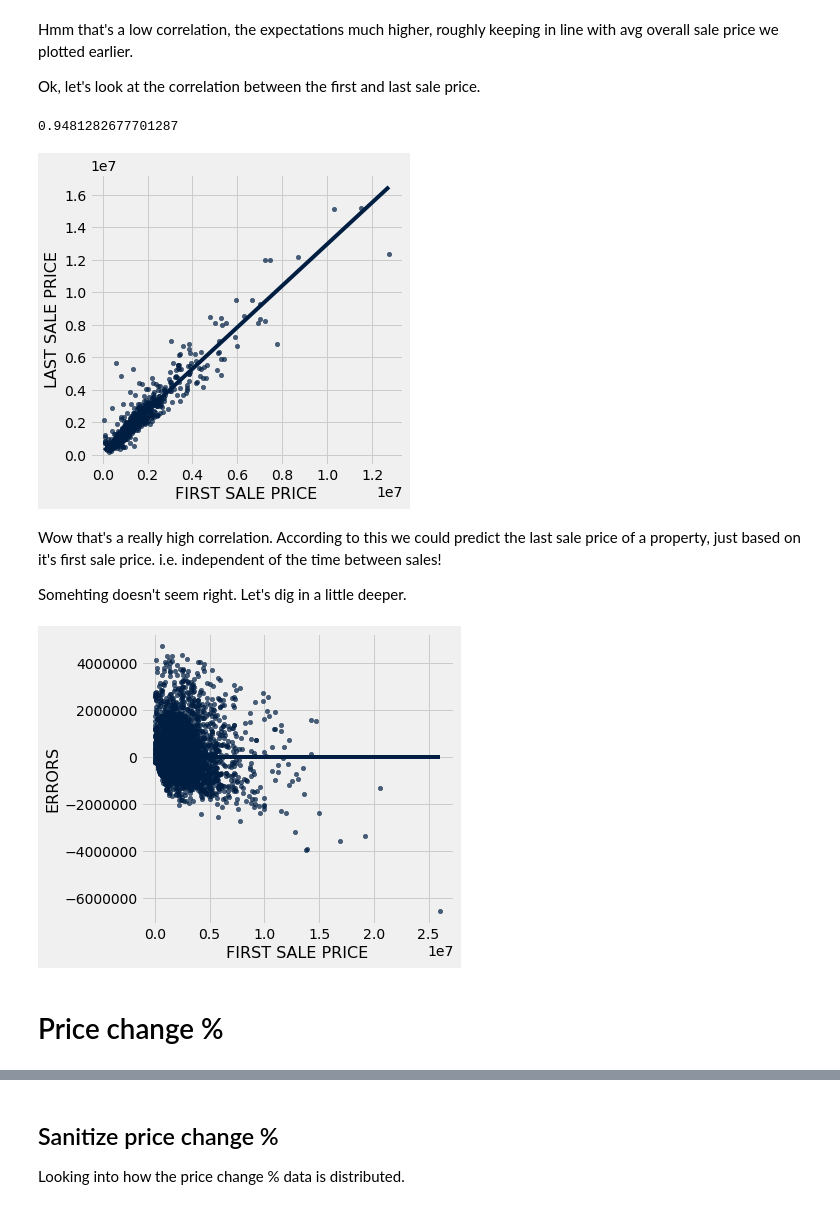
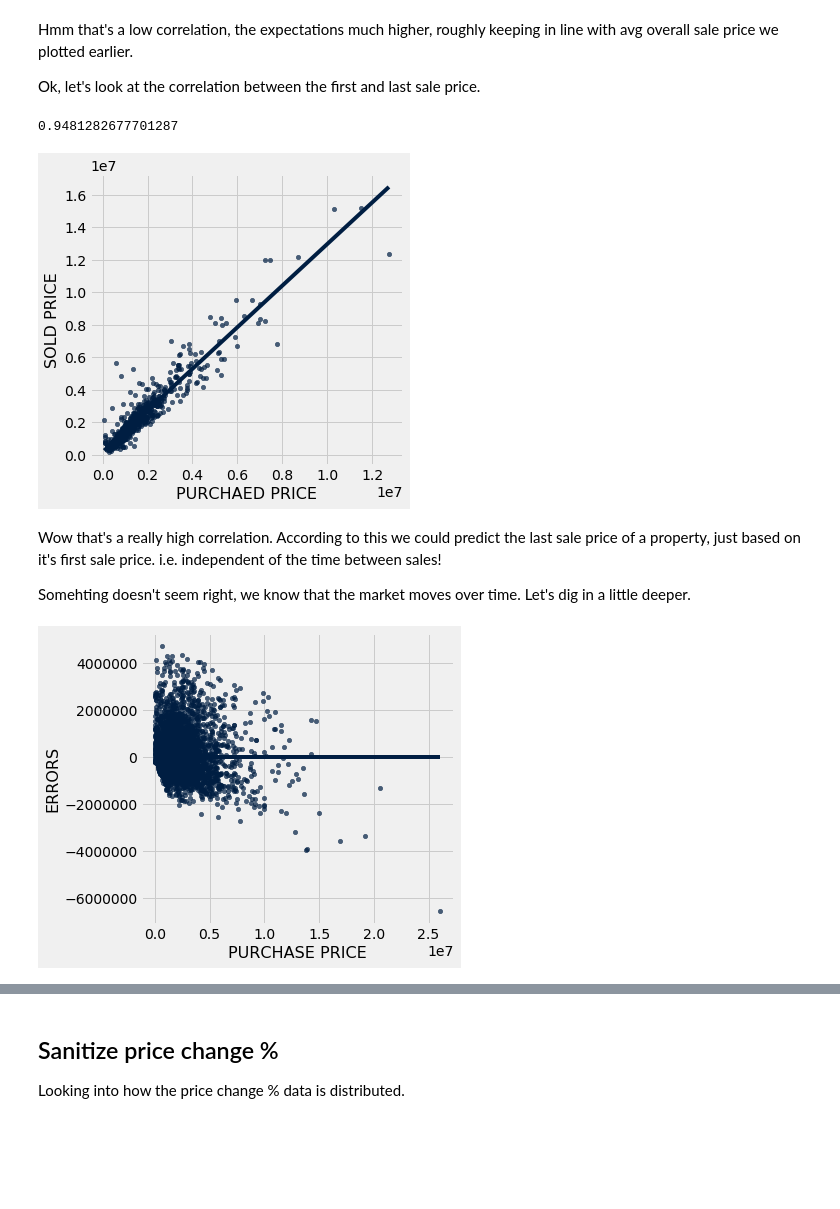
Before and after one commit to somya/nyc_apt_price_predictor, a Jupyter notebook: 03 NYC Property Sale Analysis.ipynb, the cells around one changed output, grey strips where cells are left out. Saved outputs shown, nothing was run; the diff lists cells and outputs as text; code cells hidden in the pictures; blank space fills up the shorter version.

Commit message:
Update for testing the model

```diff
--- a/03 NYC Property Sale Analysis.ipynb
+++ b/03 NYC Property Sale Analysis.ipynb
@@ -116,7 +30,4 @@ COL_SALE_PRICE = 'SALE PRICE'
 # %%
-csv_directory = "data/csv/"
-
-# Import Data
 
 # All Condos
 df = pd.read_csv(csv_directory+'condos.csv')
@@ -135,8 +46,8 @@ condos = Table.from_df(df)
 df = pd.read_csv(csv_directory+'condo_sales.csv')
 
 # DATE is object but should be datetime
-df[ COL_FIRST_SALE_DATE] = pd.to_datetime(df[COL_FIRST_SALE_DATE], errors='coerce')
-df[ COL_LAST_SALE_DATE] = pd.to_datetime(df[COL_LAST_SALE_DATE], errors='coerce')
+df[ COL_PURCHASE_DATE] = pd.to_datetime(df[COL_PURCHASE_DATE], errors='coerce')
+df[ COL_SOLD_DATE] = pd.to_datetime(df[COL_SOLD_DATE], errors='coerce')
 
 condo_sales = Table.from_df(df)
 # %% [markdown]
@@ -181,7 +92,7 @@ interactive(children=(Dropdown(description='neighborhood', options=('ALPHABET CI
 # %% [markdown]
 Let's take a deeper dive at apartment sales in 2010 as a sample. Note: we could have selected any range. This is just a random selection to reduce the noise in the data
 # %%
-sales_2010 = condo_sales.where(COL_FIRST_SALE_DATE, are.between( datetime(2010, 1, 1), datetime(2010, 12, 31)))
+sales_2010 = condo_sales.where(COL_PURCHASE_DATE, are.between( datetime.datetime(2010, 1, 1), datetime.datetime(2010, 12, 31)))
 
 Table().with_columns(
     'PERIOD',  sales_2010.column(COL_PERIOD),
@@ -199,41 +110,35 @@ Hmm that's a low correlation, the expectations much higher, roughly keeping in l
 Ok, let's look at the correlation between the first and last sale price.
 # %%
 Table().with_columns(
-    'FIRST SALE PRICE',  sales_2010.column(COL_FIRST_SALE_PRICE),
-    'LAST SALE PRICE', sales_2010.column(COL_LAST_SALE_PRICE)
+    'PURCHAED PRICE',  sales_2010.column(COL_PURCHASE_PRICE),
+    'SOLD PRICE', sales_2010.column(COL_SOLD_PRICE)
 ).scatter(0, fit_line=True)
 
-correlation(sales_2010, COL_FIRST_SALE_PRICE, COL_LAST_SALE_PRICE)
+correlation(sales_2010, COL_PURCHASE_PRICE, COL_SOLD_PRICE)
 # %% [output]
 0.9481282677701287
-[figure, old version]
+[figure, new version]
 # %% [markdown]
 Wow that's a really high correlation. According to this we could predict the last sale price of a property, just based on it's first sale price. i.e. independent of the time between sales!
 
-Somehting doesn't seem right. Let's dig in a little deeper.
+Somehting doesn't seem right, we know that the market moves over time. Let's dig in a little deeper.
 # %%
 # Let Look at the residuals
 
 
-a = slope(condo_sales, COL_FIRST_SALE_PRICE, COL_LAST_SALE_PRICE)
-b = intercept(condo_sales, COL_FIRST_SALE_PRICE, COL_LAST_SALE_PRICE)
+a = slope(condo_sales, COL_PURCHASE_PRICE, COL_SOLD_PRICE)
+b = intercept(condo_sales, COL_PURCHASE_PRICE, COL_SOLD_PRICE)
 
-first_prices = condo_sales.column(COL_FIRST_SALE_PRICE)
+first_prices = condo_sales.column(COL_PURCHASE_PRICE)
 
 predicted = first_prices * a + b
 
-errors = condo_sales.column(COL_LAST_SALE_PRICE) - predicted
+errors = condo_sales.column(COL_SOLD_PRICE) - predicted
 
 
 Table().with_columns(
-    'FIRST SALE PRICE',  condo_sales.column(COL_FIRST_SALE_PRICE),
+    'PURCHASE PRICE',  condo_sales.column(COL_PURCHASE_PRICE),
     'ERRORS', errors
 ).scatter(0, fit_line=True)
-
-# The residuals are unevenly spread-out, so a liner regression model isn't enough
 # %% [output]
-[figure, old version]
+[figure, new version]
-# %% [markdown]
-
-
-# Price change %
```
Also changed, not shown: parts of 32 cells of this notebook, 7 other files.
